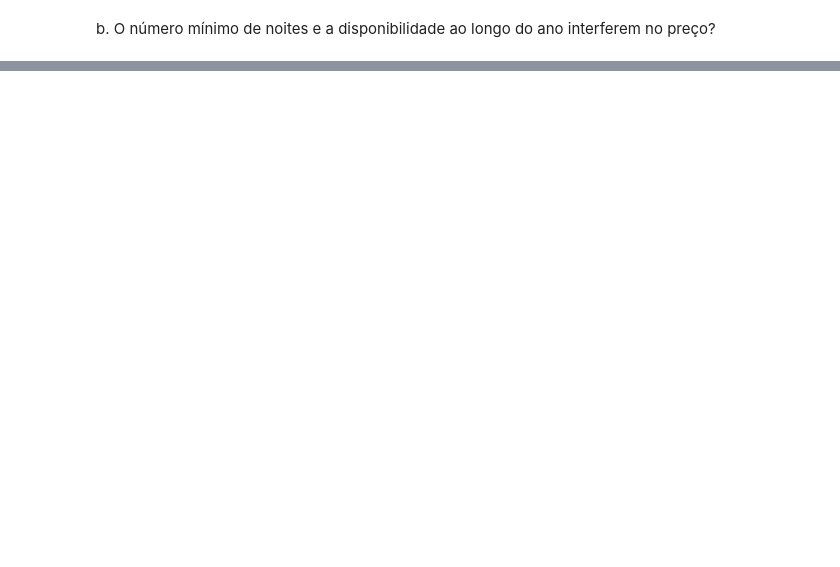
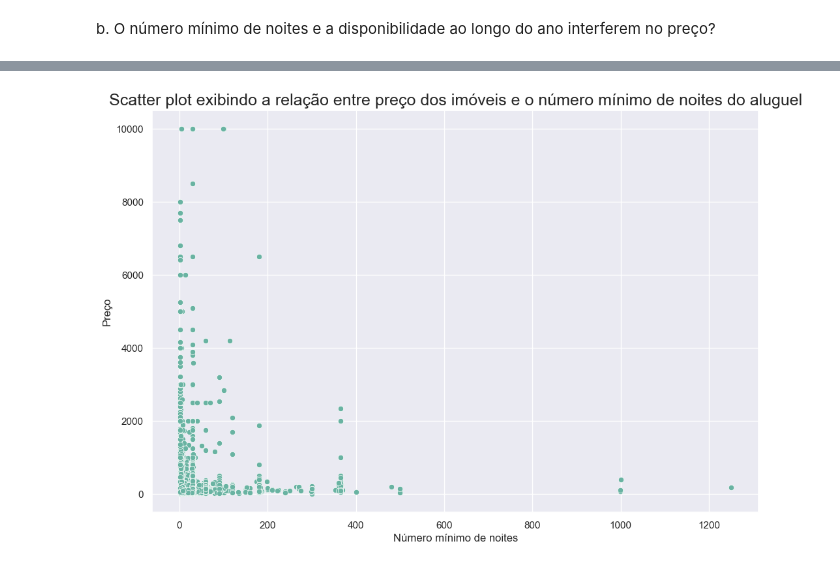
Before and after one commit to rfprates/LH_CD_RODRIGOPRATES, a Jupyter notebook: EDA.ipynb, the cells around one changed output, grey strips where cells are left out. Saved outputs shown, nothing was run; the diff lists cells and outputs as text; code cells hidden in the pictures; blank space fills up the shorter version.

```diff
--- a/EDA.ipynb
+++ b/EDA.ipynb
@@ -433,0 +477,22 @@ df.select_dtypes('number').drop(columns = ['id', 'host_id']).corr()
+# %%
+# definindo o tamanho da imagem do gráfico
+plt.figure(figsize = (12,8))
+
+# plotando o gráfico
+sns.scatterplot(
+    data = df,
+    y = 'price',
+    x = 'minimo_noites',
+    color = color
+)
+
+# título do gráfico
+plt.title('Scatter plot exibindo a relação entre preço dos imóveis e o número mínimo de noites do aluguel', fontsize = 18)
+
+# nomeando o eixo X
+plt.xlabel('Número mínimo de noites', fontsize = 12)
+
+# nomeando o eixo Y
+plt.ylabel('Preço', fontsize = 12);
+# %% [output]
+[figure, added]
```
Also changed, not shown: parts of 23 cells of this notebook.
